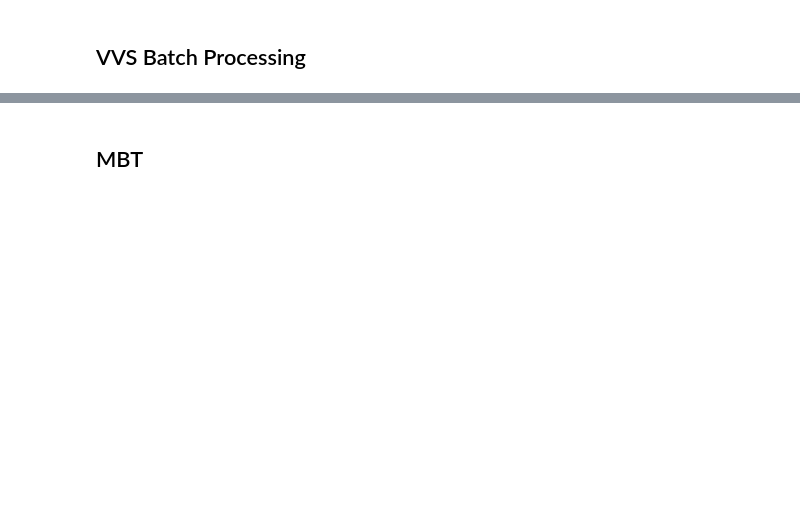
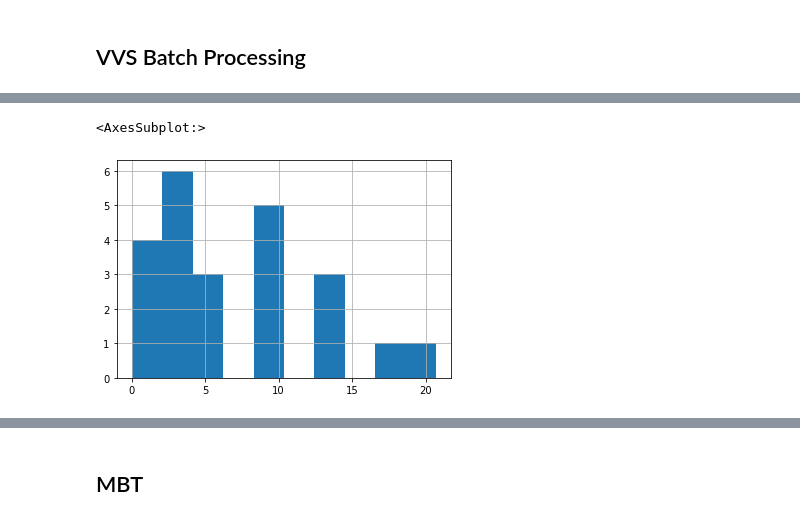
Before and after one commit to j-amma/swayfreq, a Jupyter notebook: swayfreq_manitou_demonstration.ipynb, the cells around one changed output, grey strips where cells are left out. Drawn from its saved outputs; the diff is of its cells as text; code cells hidden in the pictures; blank space fills up the shorter version.

```diff
--- a/swayfreq_manitou_demonstration.ipynb
+++ b/swayfreq_manitou_demonstration.ipynb
@@ -46,7 +49,7 @@ out_prefix = f'./output/manitou_{vid_num}_{roi}'
 ## Video Processing Parameters
 # %%
 # VSS video translation kwargs
-vid2vib_pa_kwargs = {'reduction':'gray', 'edge':False}
+vid2vib_pa_kwargs = {'reduction':'gray', 'verbose':False}
 
 # MBT video translation kwargs
 vid2vib_mbt_kwargs = {'reduction':'gray'}
@@ -58,7 +61,7 @@ freqmax = 0.5
 
 # function and kwargs used to estimate PSD
 spectra_func = spectra_utils.get_spectra_periodogram
-spectra_func_kwargs = {'window':'boxcar', 'nfft':4096}
+spectra_func_kwargs = {'window':'boxcar', 'nfft':4096, 'verbose':False}
 
 # function and kwargs used to find dominant frequency in each spectrum
 dom_freq_func = spectra_utils.get_dom_freq_peak_finder
@@ -88,28 +104,44 @@ vvs.report(figsize=figsize)
 # %% [markdown]
 ## VVS Batch Processing
 # %%
-num_vids = 22
+num_vids = 9
 
-vids = [30 + i for i in range(num_vids)]
+#vids = [30 + i for i in range(num_vids)]
+vids = [5917]
 
-vid_path = '../TreeSwayData/sidneytrees/batch_0831/GOPR62{num}.MP4'
 vid_dir = '../TreeSwayData/sidneytrees/batch_0831/'
 
-vid_paths = os.listdir(vid_dir)
+vid_paths = sorted(os.listdir(vid_dir))
 
-time_start = '2020-8-31 7:46'
-datetimes = [pd.to_datetime(time_start) + pd.to_timedelta(str(30 * i) + 'm' for i in range(num_vids))]
+datetimes = [vid2vib_utils.get_video_datetime(vid_dir + p) for p in vid_paths]
 # %%
 avg = []
 mode = []
+avg_prom = []
 
-for v in sorted(vid_paths):
+dt = []
+
+for i, v in enumerate(vid_paths):
     path = vid_dir + v
-    print(f'Processing video: {path}')
+
+    start_time = time.time()
+
     vvs = VVSAnalyzer.VVSAnalyzer(path, rois[roi])
     vib_vvs, fps = vvs.vid2vib(vid2vib_pa_kwargs)
     freq_vvs, pxx_vvs = vvs.compute_spectra(freqmin, freqmax, spectra_func, spectra_func_kwargs)
     agg_df_vvs, pxx_avg_vvs, pxx_avg_peak_idx_vvs, dom_freq, masked, masked_avg_spectrums, masked_avg_spectrums_peak_idxs = vvs.aggregate(dom_freq_func, dom_freq_func_kwargs, masks)
 
+    pxx_avg_vvs_norm = spectra_utils.normalize(pxx_avg_vvs, freq_vvs[1] - freq_vvs[0])
+    pxx_avg_peak_idx, pxx_avg_peak_mag, pxx_avg_peak_prom = spectra_utils.find_dominant_peak(pxx_avg_vvs_norm)
+    avg_prom.append(pxx_avg_peak_prom)
+
     avg.append(agg_df_vvs['mask0_avg_spectrum_peak'][0])
     mode.append(agg_df_vvs['mask0_mode'][0])
+
+    end_time = time.time()
+    dt.append(end_time - start_time)
+
+    estimated_remaining = np.mean(dt) * (num_vids - (i + 1)) / 60
+
+    sys.stdout.write('\r{0}'.format(estimated_remaining) + ' minutes remaining')
+    sys.stdout.flush()
@@ -115,0 +150,3 @@ for v in sorted(vid_paths):
+# %%
+swayfreq_df = pd.DataFrame({'average_spectrum_peak':avg, 'average_spectrum_peak_prominence':avg_prom, 'mode_peak':mode}, index=datetimes)
+swayfreq_df
@@ -115,0 +171,5 @@ for v in sorted(vid_paths):
+# %%
+swayfreq_df['average_spectrum_peak_prominence'].hist(bins=10)
+# %% [output]
+<AxesSubplot:>
+[figure, added]
```
Also changed, not shown: parts of 8 cells of this notebook, 1 other file.
